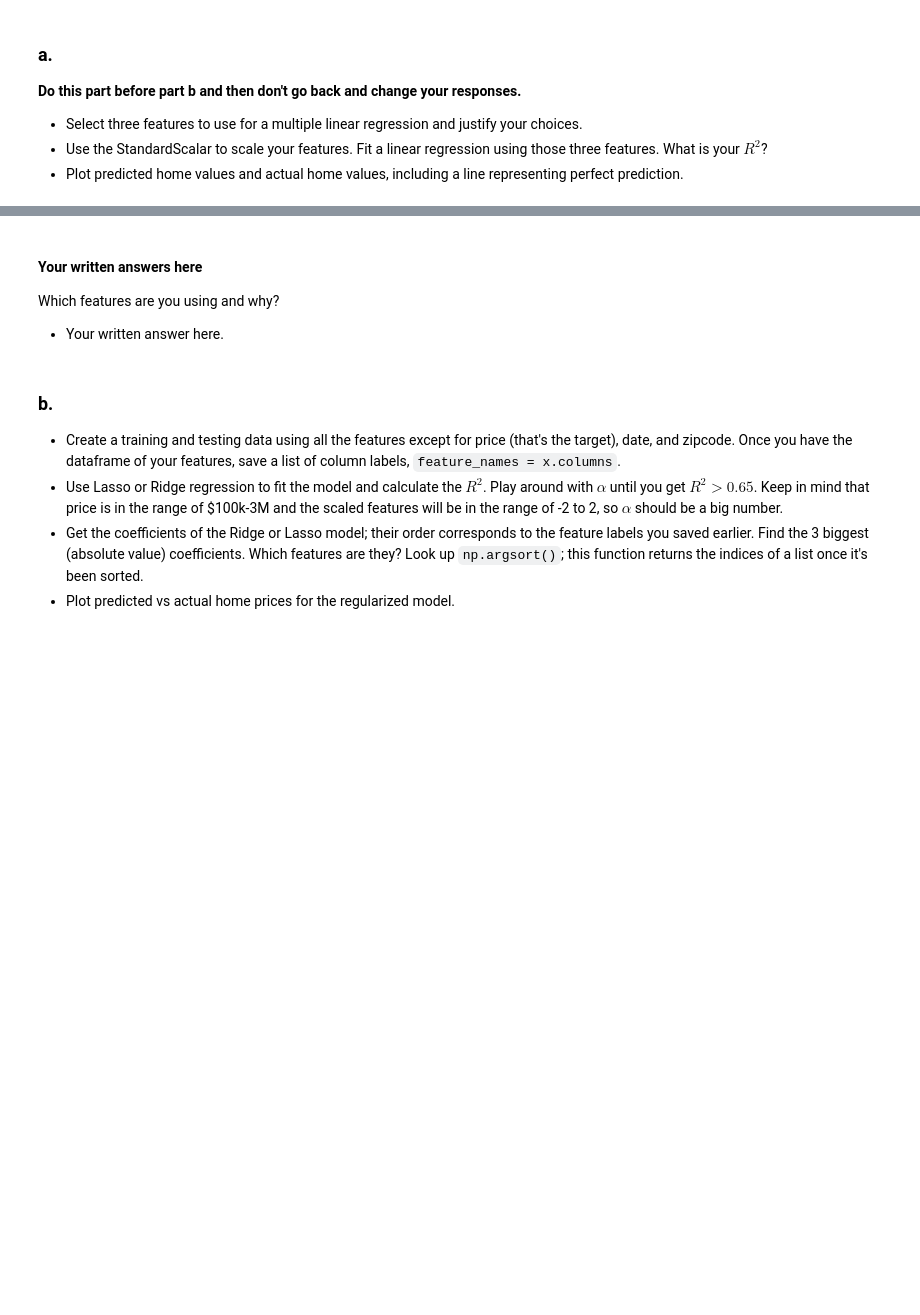
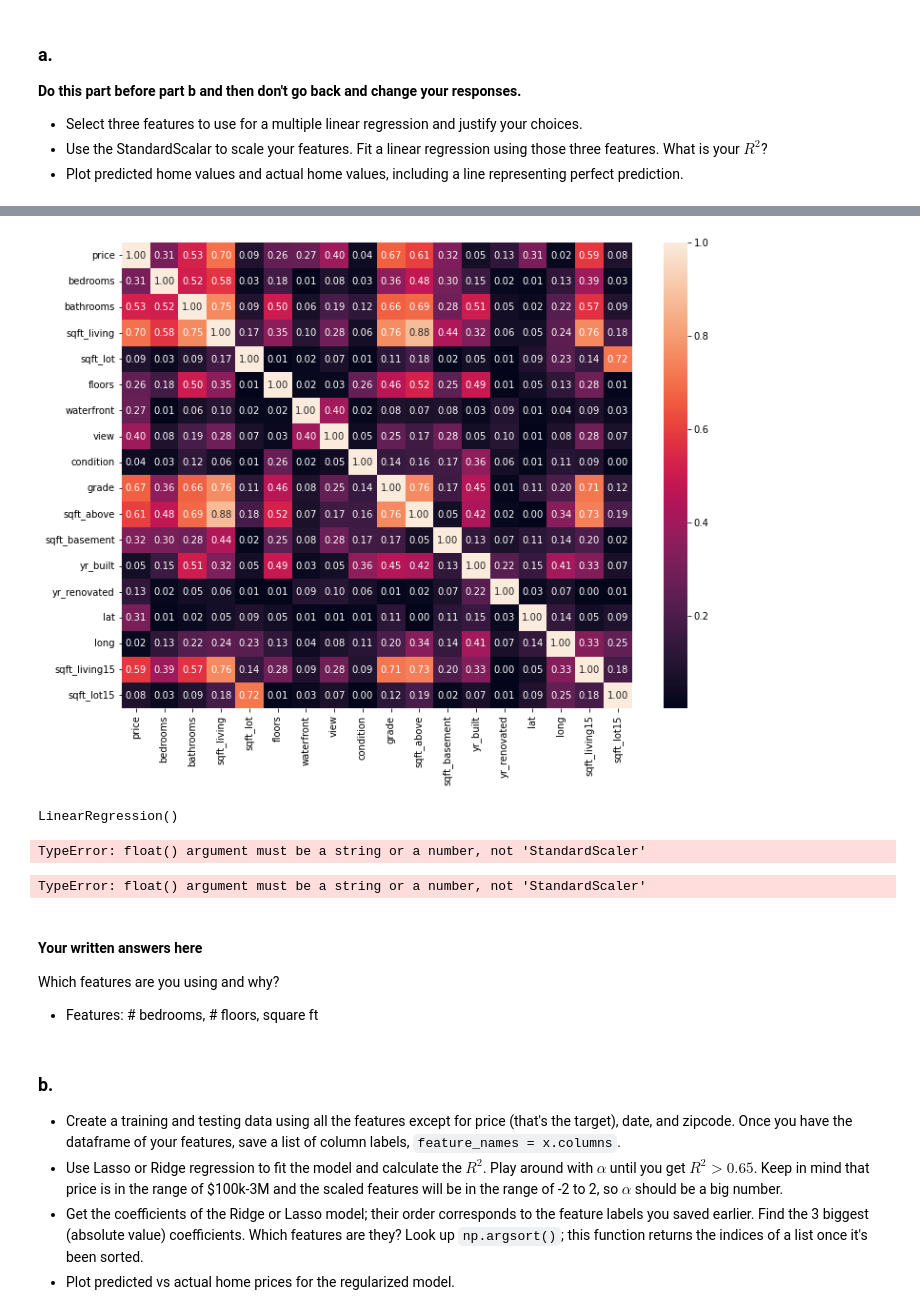
Before and after one commit to GettysburgDataScience/ps1-linear-regression-charlie-kiddoo, a Jupyter notebook: PS1.ipynb, the cells around one changed output, grey strips where cells are left out. Saved outputs shown, nothing was run; the diff lists cells and outputs as text; code cells hidden in the pictures; blank space fills up the shorter version.

````diff
--- a/PS1.ipynb
+++ b/PS1.ipynb
@@ -238,2 +249,12 @@ housing_df = pd.read_csv('kc_house_data.csv')
 # %%
 # Your code here. Add cells as needed.
+housing_df.drop(columns = ['id', 'date', 'zipcode'], inplace = True)
+# %%
+corr2 = housing_df.corr()
+
+plt.subplots(figsize=(12, 9))
+sns.heatmap(np.abs(corr2), annot = True, fmt = '.2f',)
+
+plt.show()
+# %% [output]
+[figure, added]
@@ -240,8 +266,61 @@ housing_df = pd.read_csv('kc_house_data.csv')
+# %%
+from sklearn.preprocessing import StandardScaler
+
+ss = StandardScaler()
+ss.fit(X_train)
+
+X_scaled_train = ss.transform(X_train)
+X_scaled_test = ss.transform(X_test)
+
+model_linreg = LinearRegression()
+model_linreg.fit(X_scaled_train, y_train)
+# %% [output]
+LinearRegression()
+# %%
+from sklearn.preprocessing import StandardScaler
+
+ss = StandardScaler()
+ss.fit(X_train)
+
+X_scaled_train = ss.fit(X_train)
+X_scaled_test = ss.transform(X_test)
+
+#model_lasso = LinearRegression()
+
+model_lasso = Ridge(alpha = 0.1)
+model_lasso.fit(X_scaled_train, y_train)
+
+R2_train = model_lasso.score(X_scaled_train, y_train)
+R2_test  = model_lasso.score(X_scaled_test, y_test)
+
+for k, (col, w) in enumerate(zip[X.columns, model_lasso.coef_]):
+    print(f'{k}.\t {col}:\t{w:.2f}')
+print_model(model_lasso.intercept_[0], model_lasso.coef_, list(X.columns), 'lasso')
+
+print(f'R2_train: {R2_train:0.2f}\n R2_test: {R2_test:0.2f}')
+# %% [output]
+TypeError: float() argument must be a string or a number, not 'StandardScaler'
+# %%
+from sklearn.linear_model import Lasso, Ridge
+
+y = housing_df['price']
+X = housing_df.drop(columns = ['price'])
+
+model_lasso = Lasso(alpha = 0.5)
+model_lasso.fit(X_scaled_train, y_train)
+
+lasso_train = model_lasso.score(X_scaled_train, y_train)
+lasso_test = model_lasso.score(X_scaled_test, y_test)
+
+print(f'R2_train {lasso_train: .2f}')
+print(f'R2_test {lasso_test: .2f}')
+# %% [output]
+TypeError: float() argument must be a string or a number, not 'StandardScaler'
 # %% [markdown]
 #### Your written answers here
 Which features are you using and why?
 
- - Your written answer here.
+ - Features: # bedrooms, # floors, square ft
 # %% [markdown]
 ### b.
 - Create a training and testing data using all the features except for price (that's the target), date, and zipcode. Once you have the dataframe of your features, save a list of column labels, ```feature_names = x.columns```.
````
Also changed, not shown: parts of 3 cells of this notebook.
